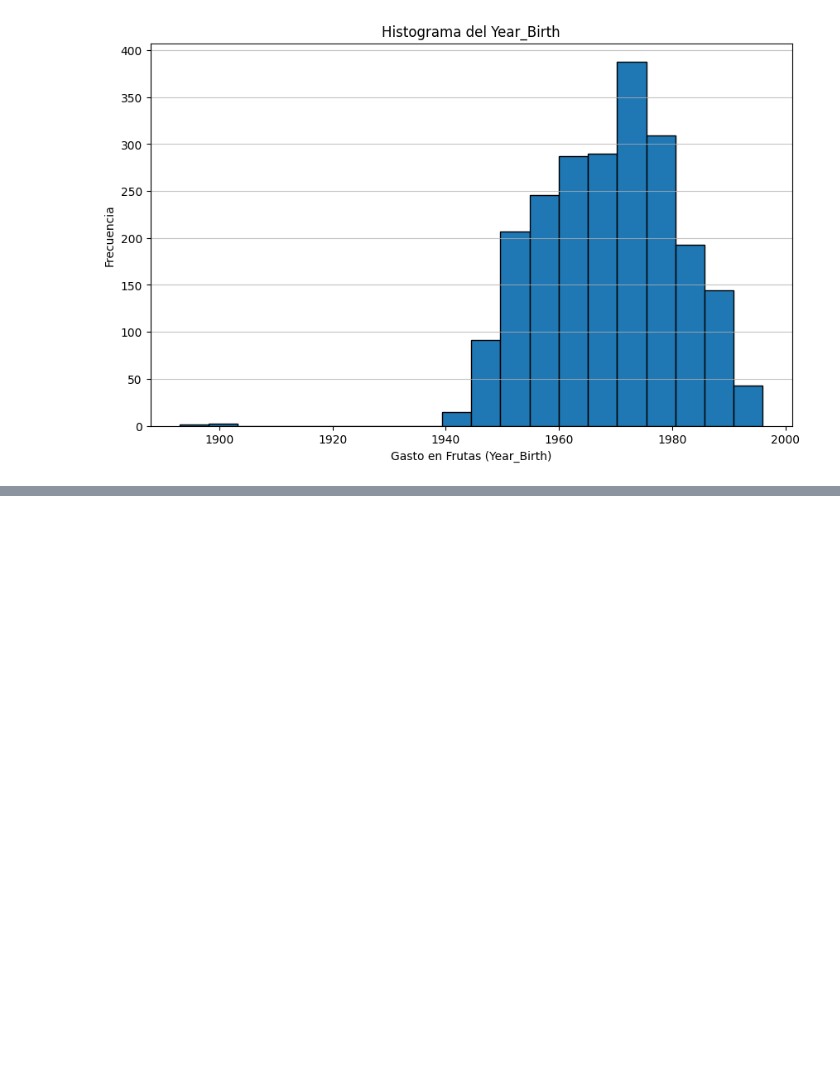
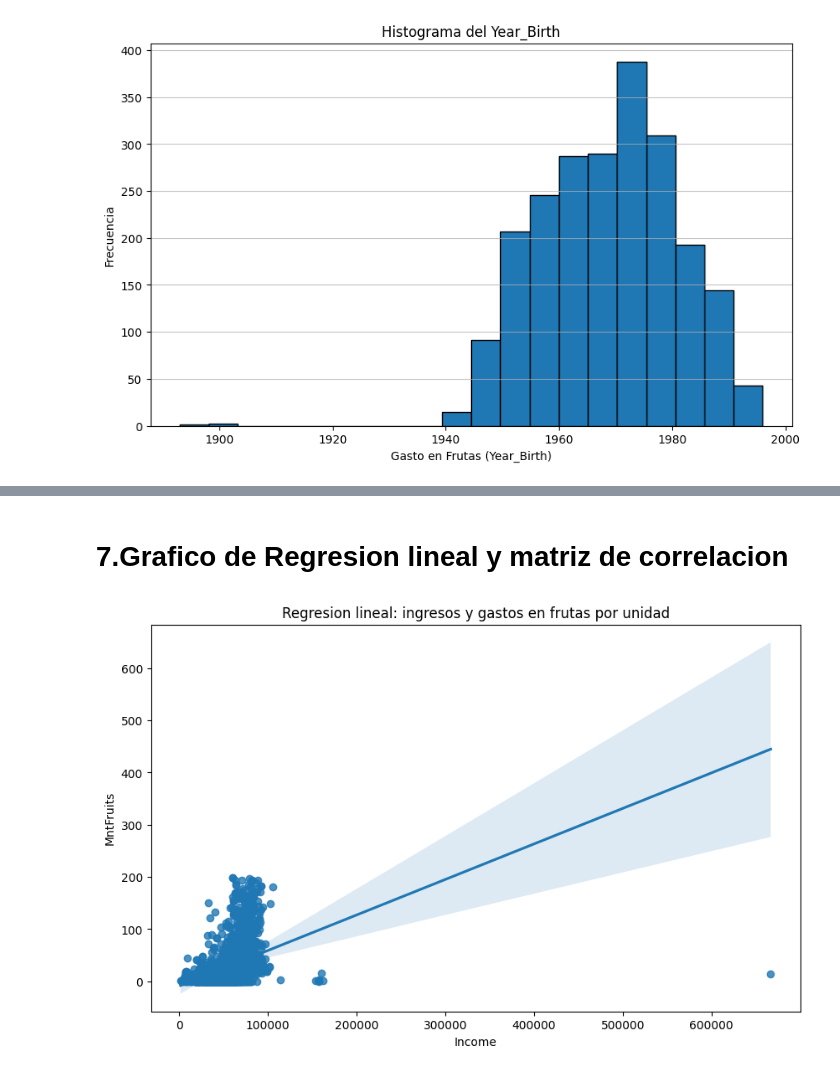
Before and after one commit to Felipe4356/EDA_FundamentosML_FelipeGodoy, a Jupyter notebook: evaluacion1_FelipeGodoy.ipynb, the cells around one changed output, grey strips where cells are left out. Cells and saved outputs as stored; diff of their text form; code cells hidden in the pictures; blank space fills up the shorter version.

```diff
--- a/evaluacion1_FelipeGodoy.ipynb
+++ b/evaluacion1_FelipeGodoy.ipynb
@@ -167,0 +313,14 @@ y la mayoria de los cliente estan entre 19955 y 1985
+# %% [markdown]
+# **7.Grafico de Regresion lineal y matriz de correlacion**
+# %%
+
+df_cleaned = df.dropna(subset=['Income'])
+plt.figure(figsize=(10, 6))
+sns.regplot(x='Income', y='MntFruits', data=df_cleaned)
+
+plt.xlabel('Income')
+plt.ylabel('MntFruits')
+plt.title('Regresion lineal: ingresos y gastos en frutas por unidad')
+plt.show()
+# %% [output]
+[figure, added]
```
Also changed, not shown: parts of 33 cells of this notebook.
